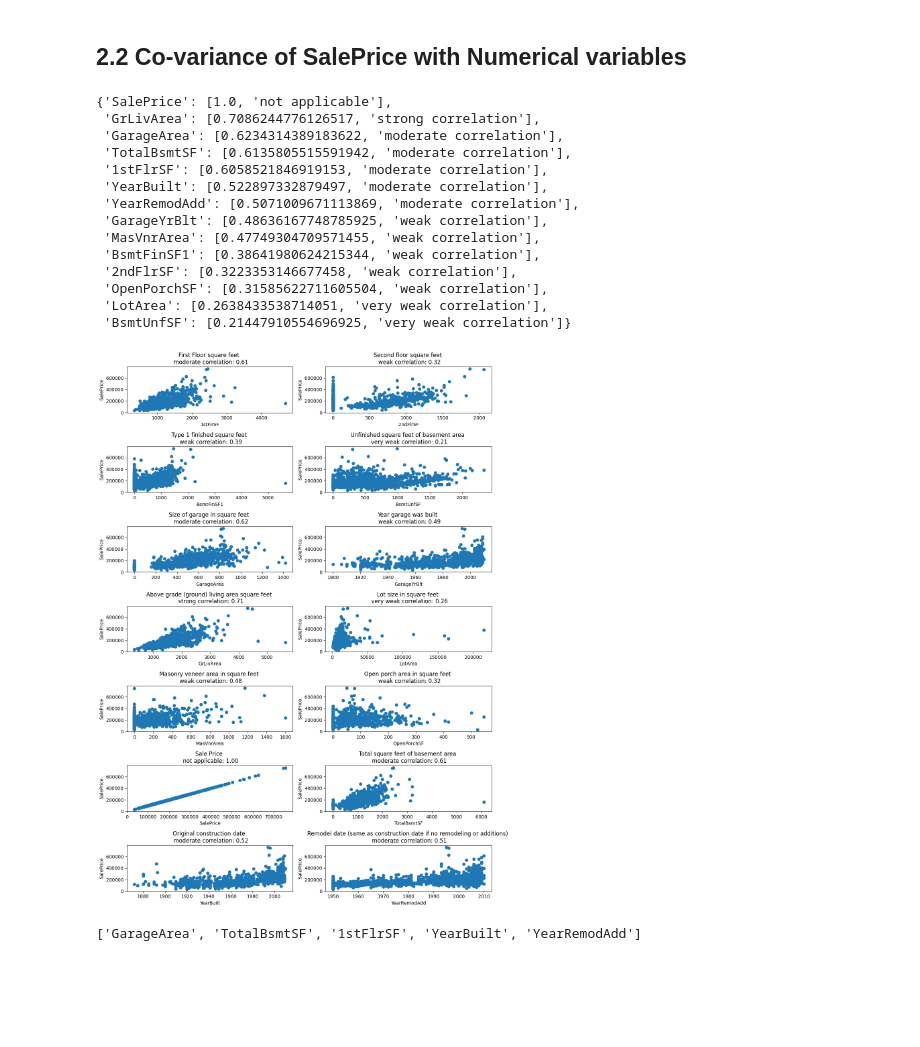
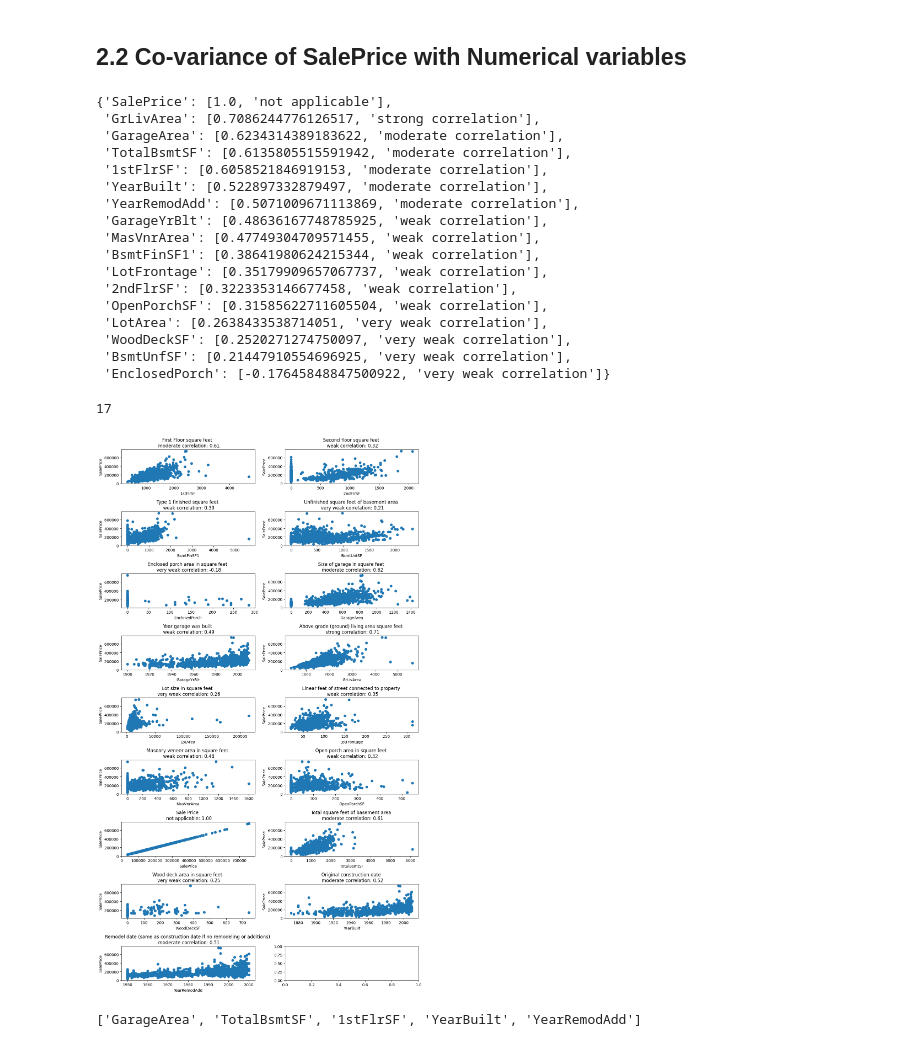
Before and after one commit to fokhrun/heritage_housing, a Jupyter notebook: jupyter_notebooks/exploratory_data_analysis.ipynb, the cells around one changed output. Cells and saved outputs as stored; diff of their text form; code cells hidden in the pictures; blank space fills up the shorter version.

```diff
--- a/jupyter_notebooks/exploratory_data_analysis.ipynb
+++ b/jupyter_notebooks/exploratory_data_analysis.ipynb
@@ -44,7 +44,8 @@ True
 Define input paths
 # %%
 data_dictionary_path = os.path.join(os.getenv("LOCAL_DATASET_PATH"), os.getenv("HOUSING_DATA_DICTIONARY"))
-housing_records_path = os.path.join(os.getenv("DATASET_FILE_PATH"), os.getenv("HOUSING_RECORDS_FILENAME"))
-inherited_houses_path = os.path.join(os.getenv("DATASET_FILE_PATH"), os.getenv("INHERITED_HOUSES_FILENAME"))
+housing_records_path = os.path.join(os.getenv("LOCAL_DATASET_PATH"), os.getenv("HOUSING_RECORDS_FILENAME"))
+inherited_houses_path = os.path.join(os.getenv("LOCAL_DATASET_PATH"), os.getenv("INHERITED_HOUSES_FILENAME"))
+na_stat_housing_records_path = os.path.join(os.getenv("LOCAL_DATASET_PATH"), os.getenv("NA_STATS_HOUSING_RECORDS_FILENAME"))
 # %%
 housing_records_rows, housing_records_columns = 1460, 24
@@ -116,0 +108,3 @@ ValueError: cannot set a row with mismatched columns
+# %%
+na_data = pd.read_csv(na_stat_housing_records_path)
+display(na_data)
@@ -331,24 +345,33 @@ correlation_info
  'GarageYrBlt': [0.48636167748785925, 'weak correlation'],
  'MasVnrArea': [0.47749304709571455, 'weak correlation'],
  'BsmtFinSF1': [0.38641980624215344, 'weak correlation'],
+ 'LotFrontage': [0.35179909657067737, 'weak correlation'],
  '2ndFlrSF': [0.3223353146677458, 'weak correlation'],
  'OpenPorchSF': [0.31585622711605504, 'weak correlation'],
  'LotArea': [0.2638433538714051, 'very weak correlation'],
- 'BsmtUnfSF': [0.21447910554696925, 'very weak correlation']}
+ 'WoodDeckSF': [0.2520271274750097, 'very weak correlation'],
+ 'BsmtUnfSF': [0.21447910554696925, 'very weak correlation'],
+ 'EnclosedPorch': [-0.17645848847500922, 'very weak correlation']}
+# %%
+len(numerical_columns)
+# %% [output]
+17
 # %%
-fig, axs = plt.subplots(int(numerical_column_count/plot_columns), plot_columns, figsize = (12, 1.2 * numerical_column_count))
+plot_rows = int(numerical_column_count / plot_columns) + (numerical_column_count % plot_columns)
+
+fig, axs = plt.subplots(plot_rows, plot_columns, figsize = (12, 1.2 * numerical_column_count))
 for idx, var in enumerate(numerical_columns):
     ax = axs[int(idx/2)][idx%2]
     ax.scatter(housing_records[var], sale_prices)
     corr_value, corr_description = correlation_info[var]
     ax.set_title(f"{column_descriptions[var]} \n {corr_description}: {corr_value:.2f}")
     ax.set_ylabel(target_variable)
     ax.set_xlabel(var)
 
 plt.tight_layout()
 plt.show()
 # %% [output]
-[figure, old version]
+[figure, new version]
 # %%
 correlated_numerical_variables = []
 for key, (value, desc) in correlation_info.items():
```
Also changed, not shown: parts of 12 cells of this notebook, 1 other file.
